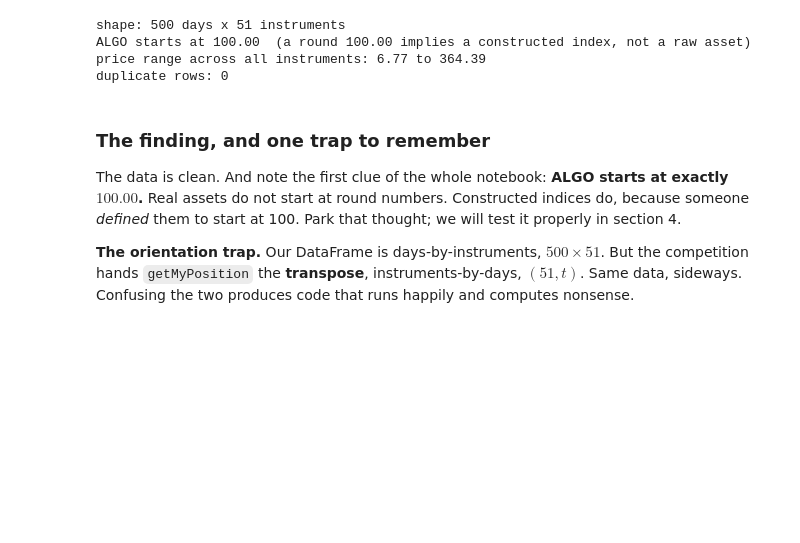
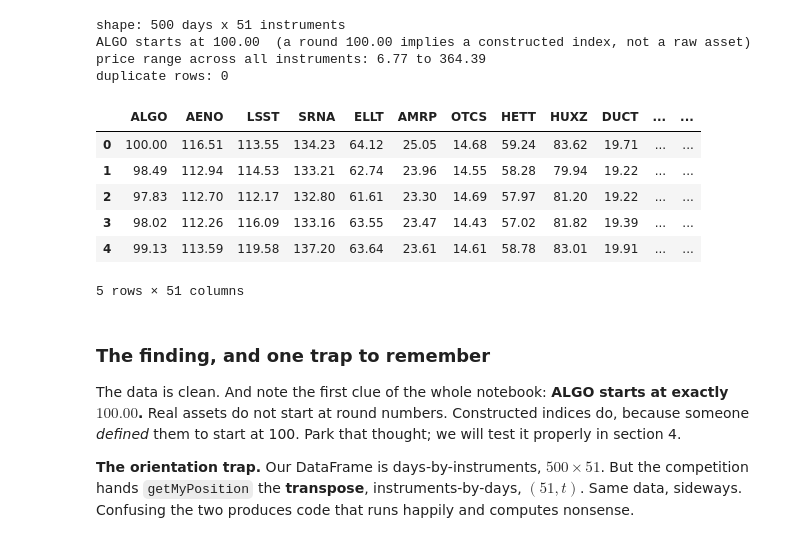
Before and after one commit to michaelwsd/sig-algothon-2026, a Jupyter notebook: test_round/analysis.ipynb, the cells around one changed output. Cells and saved outputs as stored; diff of their text form; code cells hidden in the pictures; blank space fills up the shorter version.

```diff
--- a/test_round/analysis.ipynb
+++ b/test_round/analysis.ipynb
@@ -110,6 +110,16 @@ shape: 500 days x 51 instruments
 ALGO starts at 100.00  (a round 100.00 implies a constructed index, not a raw asset)
 price range across all instruments: 6.77 to 364.39
 duplicate rows: 0
+# %%
+prices.head()
+# %% [output]
+|  | ALGO | AENO | LSST | SRNA | ELLT | AMRP | OTCS | HETT | HUXZ | DUCT | ... | ... |
+| 0 | 100.00 | 116.51 | 113.55 | 134.23 | 64.12 | 25.05 | 14.68 | 59.24 | 83.62 | 19.71 | ... | ... |
+| 1 | 98.49 | 112.94 | 114.53 | 133.21 | 62.74 | 23.96 | 14.55 | 58.28 | 79.94 | 19.22 | ... | ... |
+| 2 | 97.83 | 112.70 | 112.17 | 132.80 | 61.61 | 23.30 | 14.69 | 57.97 | 81.20 | 19.22 | ... | ... |
+| 3 | 98.02 | 112.26 | 116.09 | 133.16 | 63.55 | 23.47 | 14.43 | 57.02 | 81.82 | 19.39 | ... | ... |
+| 4 | 99.13 | 113.59 | 119.58 | 137.20 | 63.64 | 23.61 | 14.61 | 58.78 | 83.01 | 19.91 | ... | ... |
+5 rows × 51 columns
 # %% [markdown]
 ### The finding, and one trap to remember
 
```
Also changed, not shown: 5 other files.
